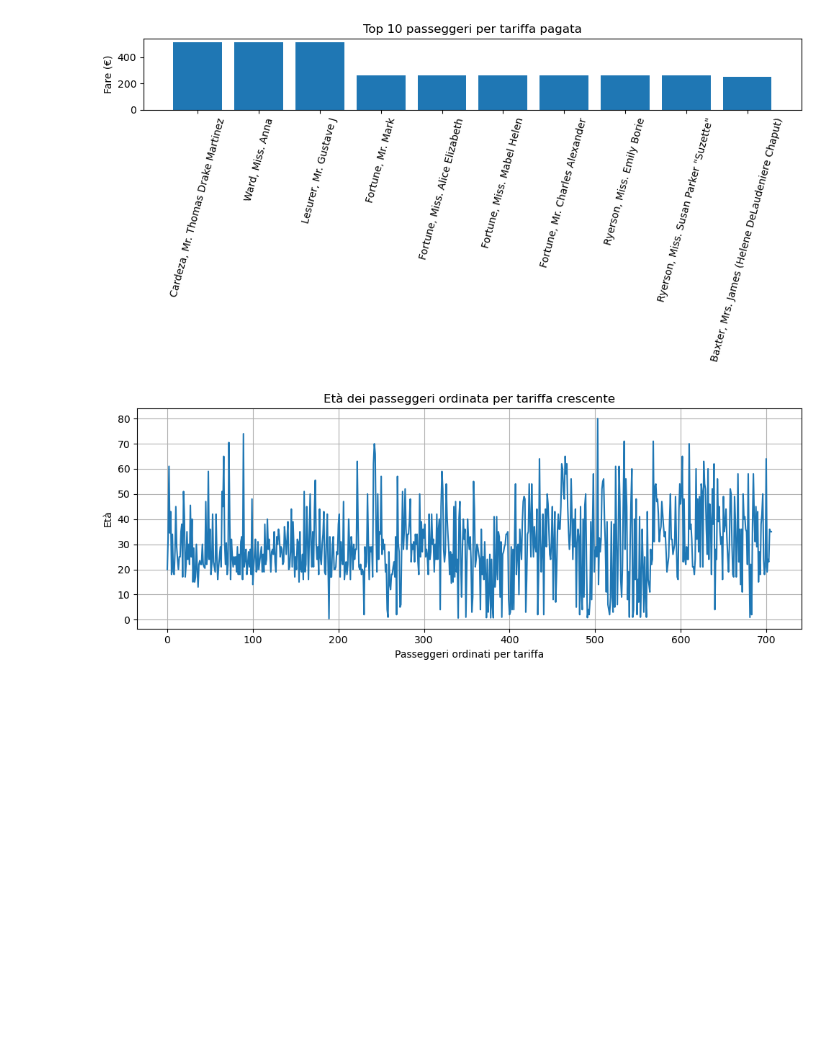
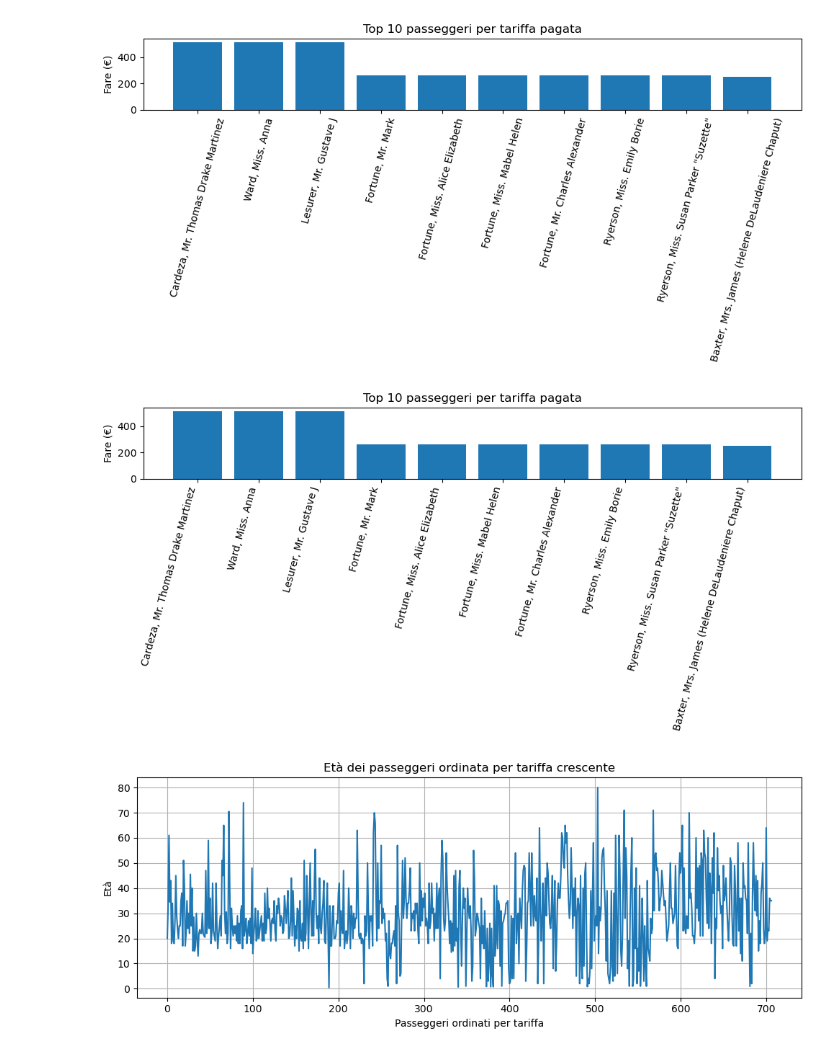
Before and after one commit to michela-roman/ProgrammingLabII, a Jupyter notebook: simulazEsame.ipynb, the cells around one changed output. Drawn from its saved outputs; the diff is of its cells as text; code cells hidden in the pictures; blank space fills up the shorter version.

```diff
--- a/simulazEsame.ipynb
+++ b/simulazEsame.ipynb
@@ -332,6 +348,19 @@ plt.tight_layout()
 plt.show()
 # %% [output]
 [figure]
+# %%
+# GRAFICO AGGIORNATO
+prime_dieci.reset_index(inplace = True) # per etichette !
+
+plt.figure(figsize=(10, 5))
+plt.bar(prime_dieci.index, prime_dieci['Fare'])
+plt.xticks(prime_dieci.index, prime_dieci['Name'], rotation=75, ha = 'right')
+plt.title("Top 10 passeggeri per tariffa pagata")
+plt.ylabel("Fare (€)")
+plt.tight_layout()
+plt.show()
+# %% [output]
+[figure, added]
 # %%
 # Crea un grafico a linee dell’età (`Age`), ordinando i passeggeri per tariffa (`Fare`) crescente.
 df_sorted = df.sort_values(by='Fare')
```
Also changed, not shown: parts of 2 cells of this notebook.
